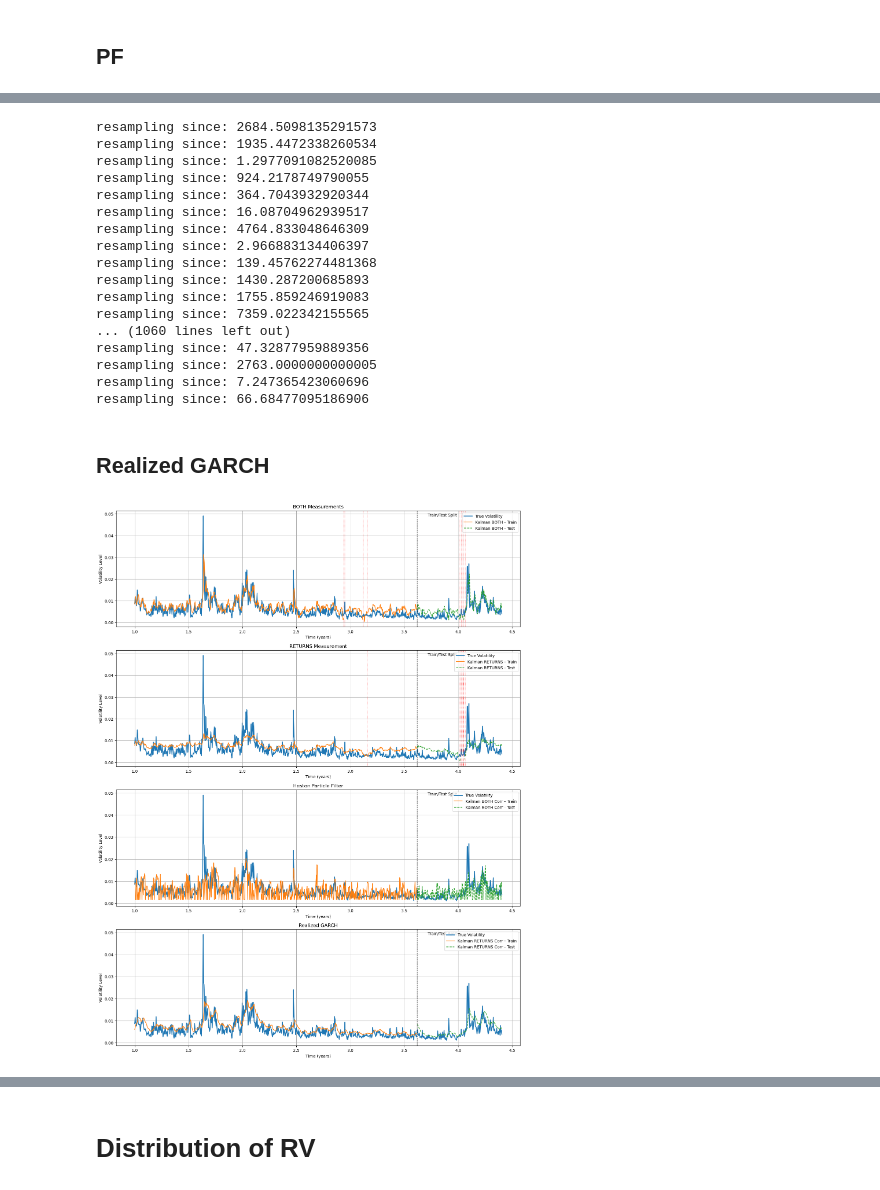
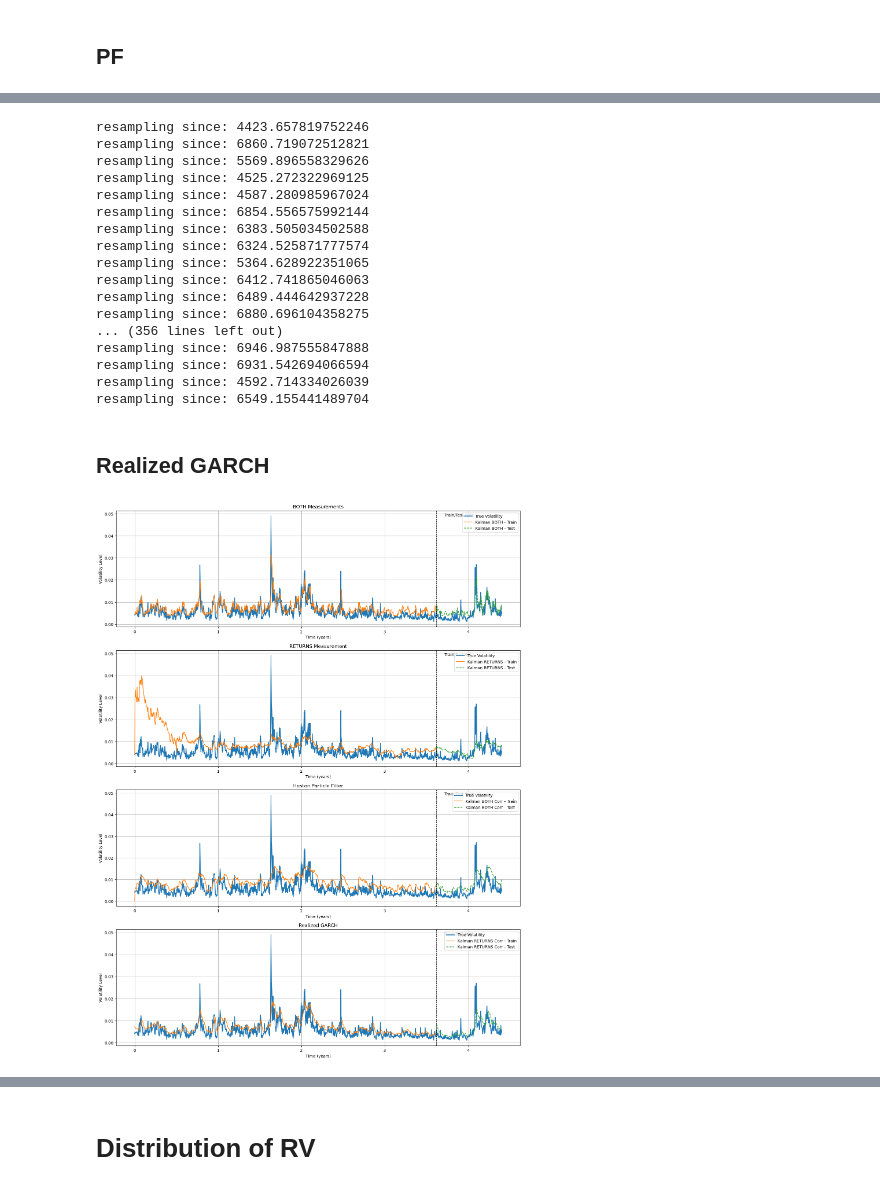
Before and after one commit to HyunminHong/Kalman-Heston-Filter, a Jupyter notebook: simulation_studies/empirical_data.ipynb, the cells around one changed output, grey strips where cells are left out. Drawn from its saved outputs; the diff is of its cells as text; code cells hidden in the pictures.

```diff
--- a/simulation_studies/empirical_data.ipynb
+++ b/simulation_studies/empirical_data.ipynb
@@ -94,7 +94,7 @@ Optimized parameters (BOTH): [ 9.51376661e-03  3.62805868e-04  4.19013127e-03  5
 ## QLKF
 # %%
 # Fit the model using training data
-hkf_returns_corr = HestonKalmanFilterCorr(measurement_type=MeasurementType.RETURNS, dt=dt, V0=daily_RV[0], P0=0.1)
+hkf_returns_corr = HestonKalmanFilterFTE(measurement_type=MeasurementType.RETURNS, dt=dt, V0=daily_RV[0], P0=0.1)
 hkf_returns_corr.set_data(returns=train_returns)
 initial_params_returns_corr = np.array([0.02, 0.00015, 0.00138, 0.0002, -0.5]) # kappa, theta, xi, mu, rho
 # initial_params_returns_corr = np.array([0.02, 0.002, 0.001, 0.001, -0.5]) # kappa, theta, xi, mu, sigma, rho
@@ -107,7 +107,7 @@ train_result_returns_corr = hkf_returns_corr.filter(params_opt_returns_corr)
 last_V_returns_corr = train_result_returns_corr['V_filt'][-1]
 last_P_returns_corr = train_result_returns_corr['P_filt'][-1]
 
-hkf_returns_test_corr = HestonKalmanFilterCorr(measurement_type=MeasurementType.RETURNS, dt=dt, V0=last_V_returns_corr, P0=last_P_returns_corr)
+hkf_returns_test_corr = HestonKalmanFilterFTE(measurement_type=MeasurementType.RETURNS, dt=dt, V0=last_V_returns_corr, P0=last_P_returns_corr)
 test_result_returns_corr = hkf_returns_test_corr.filter(params=params_opt_returns_corr, returns=test_returns)
 # %% [output]
 RUNNING THE L-BFGS-B CODE
@@ -133,14 +133,14 @@ Optimized parameters (RETURNS): [ 1.44349699e-02  6.22127376e-05  1.87199990e-03
 # %% [markdown]
 ## PF
 # %%
-pf_heston_train = PFHeston(train_returns, N=20000, dt=1/252, is_log=True)
+pf_heston_train = PFHeston(train_returns, N=10000, dt=1/252, is_log=True)
 
 param_bounds_train = [
-    (-0.1, 0.1),      # mu
-    (4, 6),           # kappa
-    (0.01, 0.05),     # theta
-    (1, 3),       # xi
-    (-0.9, 0),        # rho
+    (0.02, 0.5),      # mu
+    (1, 9),           # kappa
+    (0.02, 0.2),     # theta
+    (0.01, 0.91),       # xi
+    (-0.5, 0),        # rho
     daily_RV[0]       # v0
 ]
 
@@ -167,29 +167,29 @@ resampling since: 411.8201584934782
 # %%
-pf_heston_test = PFHeston(test_returns, N=20000, dt=1/252, is_log=True)
+pf_heston_test = PFHeston(test_returns, N=10000, dt=1/252, is_log=True)
 
 V_pf_train, _ = pf_heston_train.filter([*param_bounds, daily_RV[0]], predict_obs=False)
 V_pf_test, _ = pf_heston_test.filter([*param_bounds, V_pf_train[-1]], predict_obs=False)
 # %% [output]
-resampling since: 2684.5098135291573
-resampling since: 1935.4472338260534
-resampling since: 1.2977091082520085
-resampling since: 924.2178749790055
-resampling since: 364.7043932920344
-resampling since: 16.08704962939517
-resampling since: 4764.833048646309
-resampling since: 2.966883134406397
-resampling since: 139.45762274481368
-resampling since: 1430.287200685893
-resampling since: 1755.859246919083
-resampling since: 7359.022342155565
-... (1060 lines left out)
-resampling since: 47.32877959889356
-resampling since: 2763.0000000000005
-resampling since: 7.247365423060696
-resampling since: 66.68477095186906
+resampling since: 4423.657819752246
+resampling since: 6860.719072512821
+resampling since: 5569.896558329626
+resampling since: 4525.272322969125
+resampling since: 4587.280985967024
+resampling since: 6854.556575992144
+resampling since: 6383.505034502588
+resampling since: 6324.525871777574
+resampling since: 5364.628922351065
+resampling since: 6412.741865046063
+resampling since: 6489.444642937228
+resampling since: 6880.696104358275
+... (356 lines left out)
+resampling since: 6946.987555847888
+resampling since: 6931.542694066594
+resampling since: 4592.714334026039
+resampling since: 6549.155441489704
 # %%
-V_pf_train_daily = V_pf_train / 400
-V_pf_test_daily = V_pf_test / 400
+V_pf_train_daily = V_pf_train / 500
+V_pf_test_daily = V_pf_test / 500
 # %% [markdown]
 ## Realized GARCH
 # %%
@@ -207,10 +207,10 @@ v_item = 'V_pred'
 
 titles_all = ["BOTH Measurements", "RETURNS Measurement", "Heston Particle Filter", "Realized GARCH"]
 labels_all = ["Kalman BOTH", "Kalman RETURNS", "Kalman BOTH Corr", "Kalman RETURNS Corr", "PF Heston", "Realized GARCH"]
-train_all = [train_result_both_corr[v_item], train_result_returns_corr[v_item], V_pf_train_daily, fitted_vol]
-test_all = [test_result_both_corr[v_item], test_result_returns_corr[v_item], V_pf_test_daily, predicted_vol]
+train_all = [train_result_both_corr[v_item].clip(1.5e-5, None), train_result_returns_corr[v_item].clip(6e-6, None), V_pf_train_daily, fitted_vol]
+test_all = [test_result_both_corr[v_item].clip(1.5e-5, None), test_result_returns_corr[v_item].clip(6e-6, None), V_pf_test_daily, predicted_vol]
 
-burnin = 252
+burnin = 0
 time_daily = np.arange(len(daily_returns)) / 252
 n_filters = len(train_all)
 fig, axes = plt.subplots(n_filters, 1, figsize=(18, 6 * n_filters))
@@ -226,34 +226,34 @@ for i, ax in enumerate(axes):
     assert len(filt_train) == len(true_train), f"In-sample length mismatch for {titles_all[i]}"
     assert len(filt_test) == len(true_test), f"Out-of-sample length mismatch for {titles_all[i]}"
 
     # Plot true and predicted volatility
     ax.plot(time_daily[burnin:], np.sqrt(daily_RV[burnin:]), label="True Volatility", lw=2)
     ax.plot(time_daily[burnin:split_index], np.sqrt(filt_train), label=f"{labels_all[i]} - Train", lw=1.5)
     ax.plot(time_daily[split_index:], np.sqrt(filt_test), label=f"{labels_all[i]} - Test", lw=1.5, linestyle="--")
 
     # Mark the train/test split
     ax.axvline(time_daily[split_index], color='black', linestyle='--', lw=1)
     ax.text(time_daily[split_index] + 0.1, ax.get_ylim()[1]*0.95, 'Train/Test Split', color='black')
 
     # === Add vertical lines for negative predicted variances ===
     # For train
     neg_train_indices = np.where(np.array(filt_train) < 0)[0]
     for idx in neg_train_indices:
         ax.axvline(time_daily[burnin + idx], color='red', linestyle=':', lw=1, alpha=0.7)
 
     # For test
     neg_test_indices = np.where(np.array(filt_test) < 0)[0]
     for idx in neg_test_indices:
         ax.axvline(time_daily[split_index + idx], color='red', linestyle=':', lw=1, alpha=0.7)
 
     # Final plot styling
     ax.set_title(f"{titles_all[i]}")
     ax.set_xlabel("Time (years)")
     ax.set_ylabel("Volatility Level")
     ax.legend(loc="upper right")
     ax.grid(True)
 # %% [output]
-[figure, old version]
+[figure, new version]
 # %%
 def qlike_loss(true_var, pred_var):
     y = np.asarray(true_var)
```
Also changed, not shown: parts of 9 cells of this notebook.
